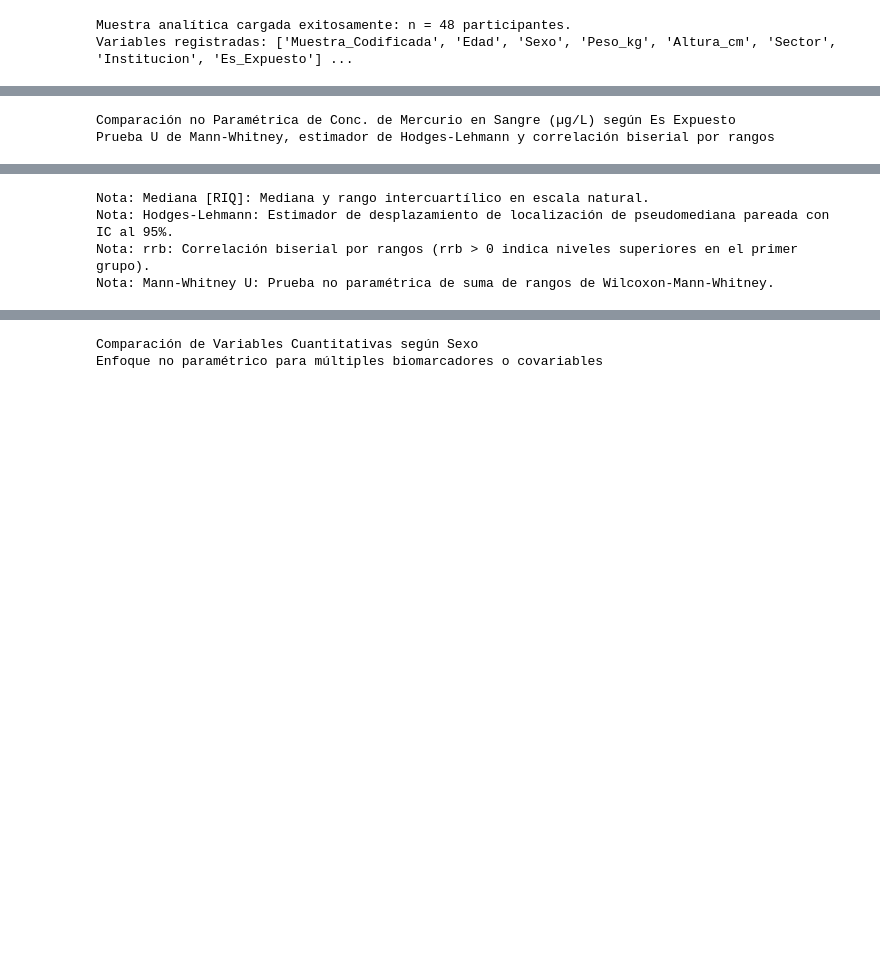
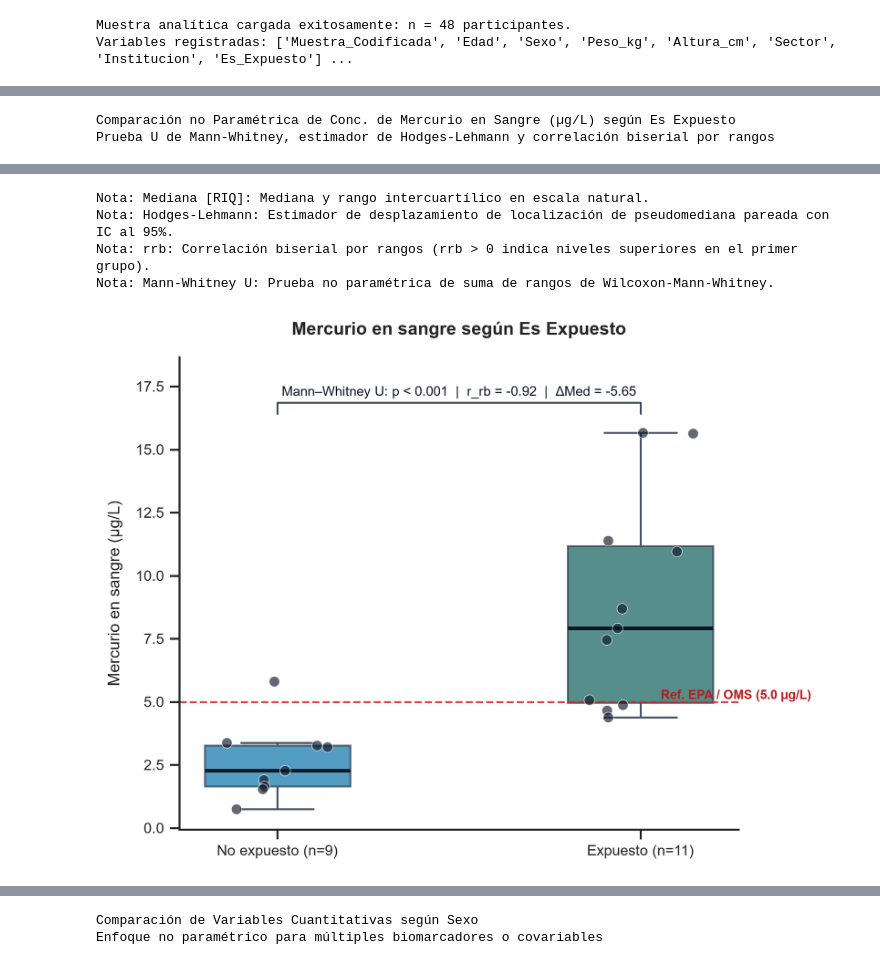
Before and after one commit to estralvarez/HeavyStats, a Jupyter notebook: notebooks/bivariante/01_bivariate_analysis.ipynb, the cells around one changed output, grey strips where cells are left out. Saved outputs shown, nothing was run; the diff lists cells and outputs as text; code cells hidden in the pictures; blank space fills up the shorter version.

Commit message:
feat: add comparative bivariate analysis module with plots and statistical tests

```diff
--- a/notebooks/bivariante/01_bivariate_analysis.ipynb
+++ b/notebooks/bivariante/01_bivariate_analysis.ipynb
@@ -107,22 +59,31 @@ El analista define si utiliza un enfoque **no paramétrico** o **paramétrico**
 # %%
 # 3.1 Comparación de Mercurio según Condición de Exposición (2 Grupos)
 # Modo No Paramétrico (por defecto: recomendado por asimetría positiva en Hg natural)
 report_group_np = bt.compare_groups(
     quantitative="Mercurio_ug_L",
     group="Es_Expuesto",
     method="nonparametric"
 )
 display(report_group_np)
+
+# Boxplot + Stripplot con bracket estadístico (Mann-Whitney U, Hodges-Lehmann ΔMed, r_rb) y línea OMS/EPA (5.0 µg/L)
+fig_grp_np, ax_grp_np = bp.compare_groups(
+    quantitative="Mercurio_ug_L",
+    group="Es_Expuesto",
+    method="nonparametric"
+)
+plt.show()
 # %% [output]
 Comparación no Paramétrica de Conc. de Mercurio en Sangre (µg/L) según Es Expuesto
 Prueba U de Mann-Whitney, estimador de Hodges-Lehmann y correlación biserial por rangos
 | Factor: Es Expuesto |  | Distribución de Conc. de Mercurio... |  | Tamaño del Efecto e Inferencia no... |  | ... |
 | Categoría | n | Mediana [RIQ] | Mín - Máx | Hodges-Lehmann [IC 95%] | Efecto rrb [IC 95%] | ... |
 | SI | 11 | 7.92 [4.97 - 11.16] | 4.39 - 15.67 | 5.49 [2.76, 9.41] | +0.92 [+0.70, +1.00] | ... |
 | NO | 9 | 2.27 [1.65 - 3.27] | 0.74 - 5.80 | — | — | ... |
 Nota: Mediana [RIQ]: Mediana y rango intercuartílico en escala natural.
 Nota: Hodges-Lehmann: Estimador de desplazamiento de localización de pseudomediana pareada con IC al 95%.
 Nota: rrb: Correlación biserial por rangos (rrb > 0 indica niveles superiores en el primer grupo).
 Nota: Mann-Whitney U: Prueba no paramétrica de suma de rangos de Wilcoxon-Mann-Whitney.
+[figure, added]
 # %%
 # 3.2 Comparación de Mercurio según Condición de Exposición (2 Grupos)
```
Also changed, not shown: parts of 15 cells of this notebook, 26 other files.
